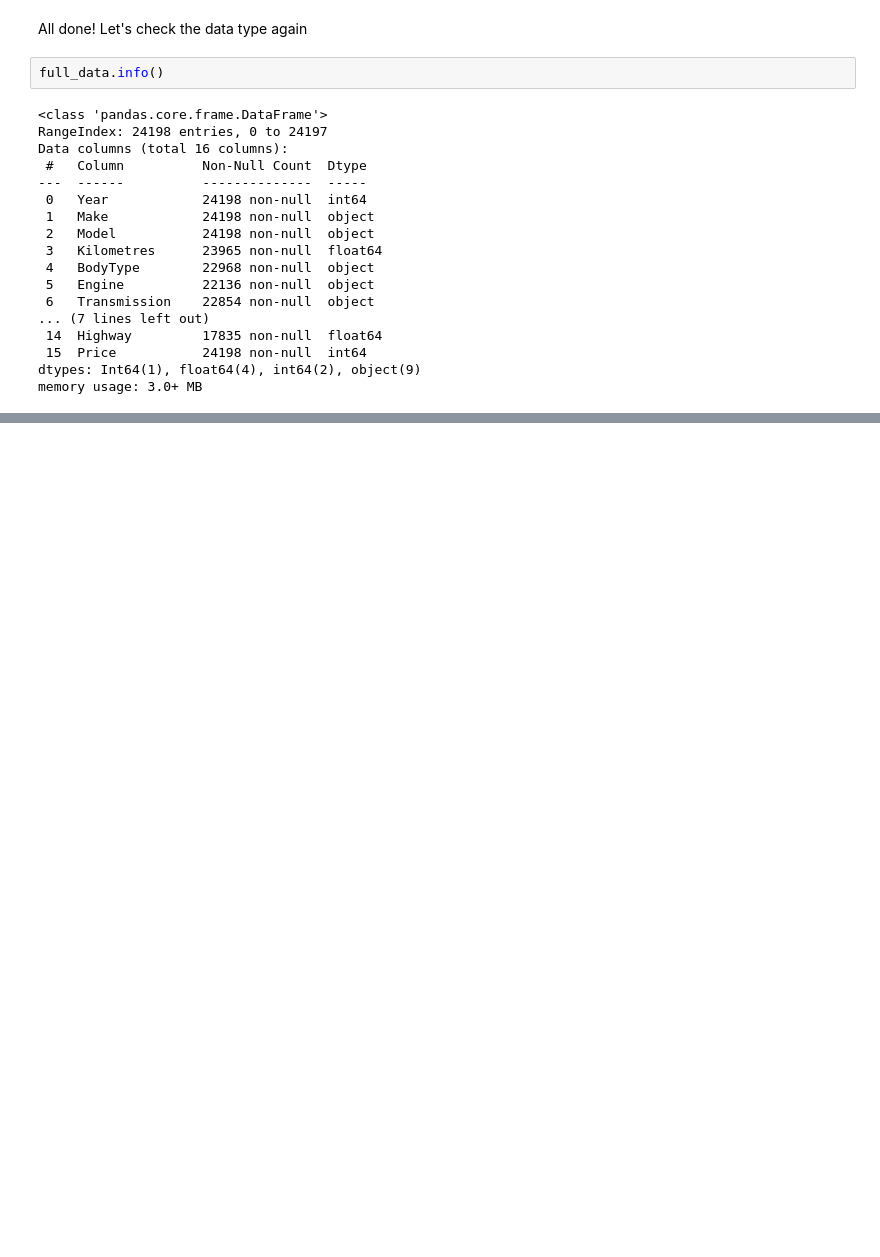
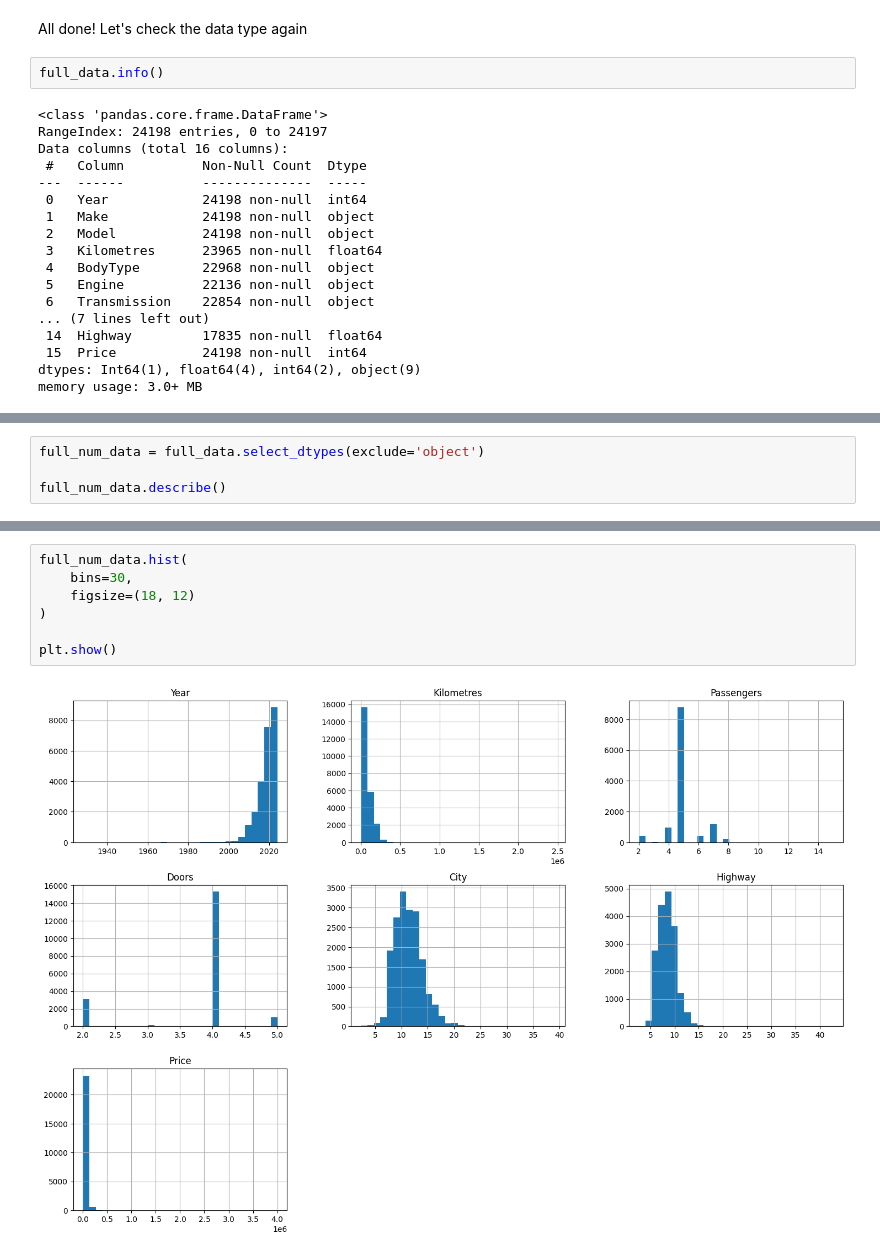
Before and after one commit to alfiannajih/used-vehicle-price-prediction, a Jupyter notebook: used_vehicle.ipynb, the cells around one changed output, grey strips where cells are left out. Drawn from its saved outputs; the diff is of its cells as text; blank space fills up the shorter version.

```diff
--- a/used_vehicle.ipynb
+++ b/used_vehicle.ipynb
@@ -311,0 +447,4 @@ memory usage: 3.0+ MB
+# %%
+full_num_data = full_data.select_dtypes(exclude='object')
+
+full_num_data.describe()
@@ -311,0 +461,9 @@ memory usage: 3.0+ MB
+# %%
+full_num_data.hist(
+    bins=30,
+    figsize=(18, 12)
+)
+
+plt.show()
+# %% [output]
+[figure, added]
```
Also changed, not shown: parts of 21 cells of this notebook.
